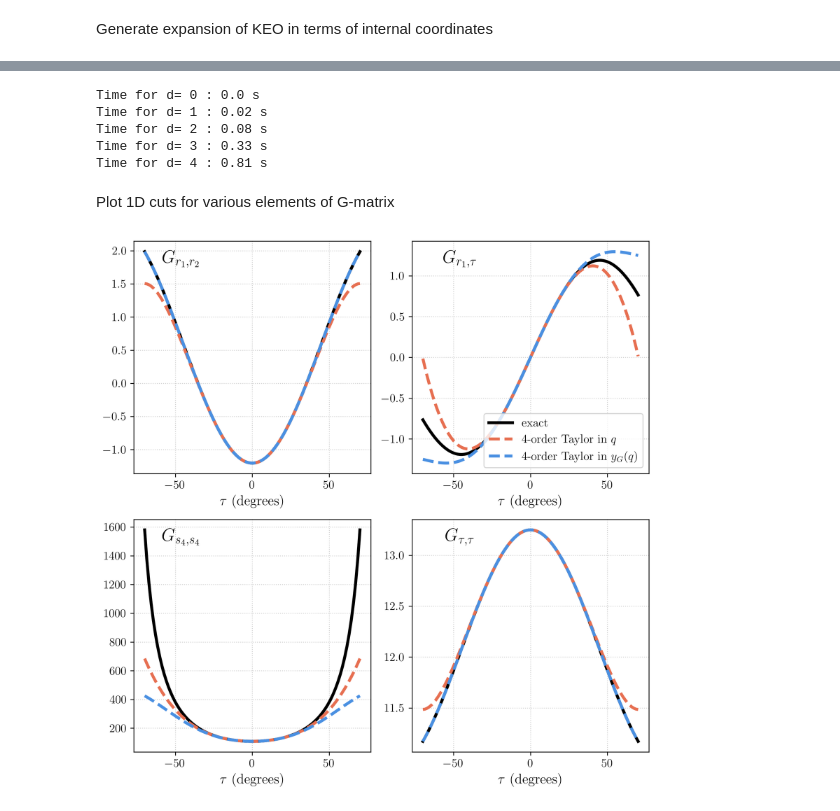
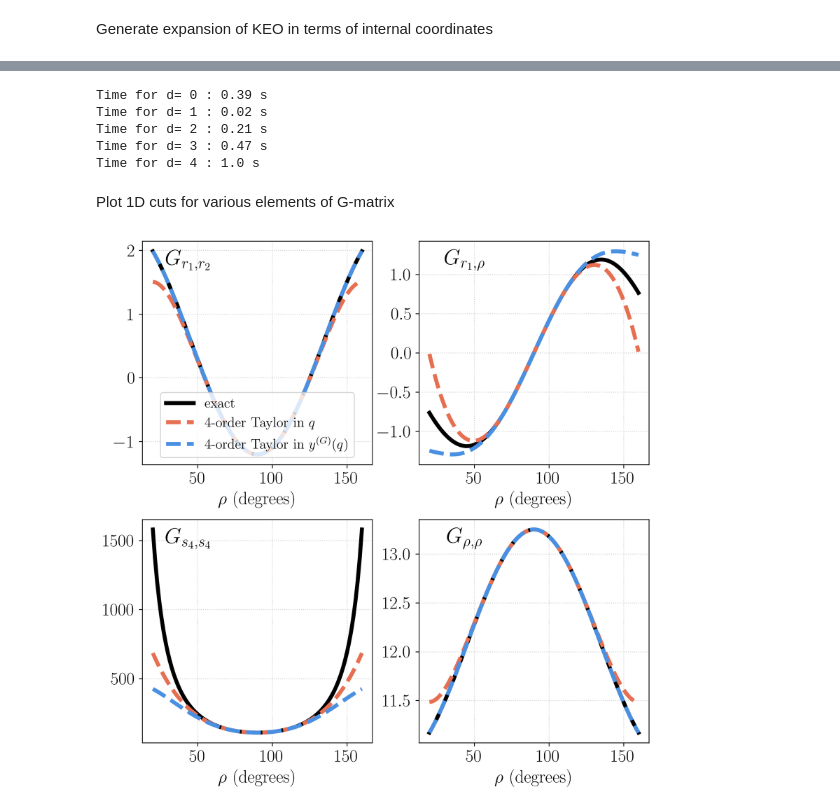
Before and after one commit to robochimps/vibrojet, a Jupyter notebook: examples/nh3_keo_beta.ipynb, the cells around one changed output, grey strips where cells are left out. Saved outputs shown, nothing was run; the diff lists cells and outputs as text; code cells hidden in the pictures.

```diff
--- a/examples/nh3_keo_beta.ipynb
+++ b/examples/nh3_keo_beta.ipynb
@@ -196,8 +200,15 @@ Time for d= 4 : 3.35 s
 # Pseudopotential
 
 pseudo_file = f"nh3_pseudo_beta_coefs_{max_order}.npz"
-pseudo_coefs = deriv_list(
-    lambda x: pseudo(x, masses, internal_to_cartesian), deriv_ind, q0, if_taylor=True
-)
-np.savez(pseudo_file, coefs=pseudo_coefs, ind=deriv_ind, q0=q0)
+if os.path.exists(pseudo_file):
+    print(
+        f"load pseudopotential expansion coefs from file {pseudo_file} (delete file to recompute coefs)"
+    )
+    data = np.load(pseudo_file)
+    pseudo_coefs = data["coefs"]
+else:
+    pseudo_coefs = deriv_list(
+        lambda x: pseudo(x, masses, internal_to_cartesian), deriv_ind, q0, if_taylor=True
+    )
+    np.savez(pseudo_file, coefs=pseudo_coefs, ind=deriv_ind, q0=q0)
 # %% [output]
@@ -227,19 +242,26 @@ Time for d= 4 : 0.87 s
 # Pseudopotential
 
 pseudo_file = f"nh3_pseudo_beta_y_coefs_{max_order}.npz"
-pseudo_y_coefs = deriv_list(
-    lambda y: pseudo(y_to_internal(y), masses, internal_to_cartesian),
-    deriv_ind,
-    y0,
-    if_taylor=True,
-)
-np.savez(pseudo_file, coefs=pseudo_y_coefs, ind=deriv_ind, q0=q0, y0=y0)
+if os.path.exists(pseudo_file):
+    print(
+        f"load pseudopotential expansion coefs from file {pseudo_file} (delete file to recompute coefs)"
+    )
+    data = np.load(pseudo_file)
+    pseudo_y_coefs = data["coefs"]
+else:
+    pseudo_y_coefs = deriv_list(
+        lambda y: pseudo(y_to_internal(y), masses, internal_to_cartesian),
+        deriv_ind,
+        y0,
+        if_taylor=True,
+    )
+    np.savez(pseudo_file, coefs=pseudo_y_coefs, ind=deriv_ind, q0=q0, y0=y0)
 # %% [output]
-Time for d= 0 : 0.0 s
+Time for d= 0 : 0.39 s
 Time for d= 1 : 0.02 s
-Time for d= 2 : 0.08 s
-Time for d= 3 : 0.33 s
-Time for d= 4 : 0.81 s
+Time for d= 2 : 0.21 s
+Time for d= 3 : 0.47 s
+Time for d= 4 : 1.0 s
 # %% [markdown]
 Plot 1D cuts for various elements of G-matrix
 # %%
@@ -255,51 +277,52 @@ q = np.ones((len(tau), 6)) * np.array(q0)[None, :]
 q[:, -1] = tau
 y = jax.vmap(internal_to_y)(q)
 tau_deg = tau * 180 / np.pi
+rho_deg = tau_deg + 90
 
 g_pts = jax.vmap(lambda x: Gmat(x, masses, internal_to_cartesian), in_axes=0)(q)
 g_taylor = gmat_taylor(q, q0, gmat_coefs, deriv_ind)
 g_in_y_taylor = gmat_taylor(y, y0, gmat_y_coefs, deriv_ind)
 
 
-coo_lab = ("r_1", "r_2", "r_3", "s_4", "s_5", "\\tau")
+coo_lab = ("r_1", "r_2", "r_3", "s_4", "s_5", "\\rho")
 fig, axes = plt.subplots(2, 2, figsize=(8, 8), dpi=300)
 
 for ax, (icoo, jcoo) in zip(axes.flat, ((0, 1), (0, 5), (3, 3), (5, 5))):
-    ax.plot(tau_deg, g_pts[:, icoo, jcoo], "-", linewidth=3, color="k", label="exact")
+    ax.plot(rho_deg, g_pts[:, icoo, jcoo], "-", linewidth=4, color="k", label="exact")
     ax.plot(
-        tau_deg,
+        rho_deg,
         g_taylor[:, icoo, jcoo],
         "--",
-        linewidth=3,
+        linewidth=4,
         color="#e76f51",
         label=f"{max_order}-order Taylor in $q$",
     )
     ax.plot(
-        tau_deg,
+        rho_deg,
         g_in_y_taylor[:, icoo, jcoo],
         "--",
-        linewidth=3,
+        linewidth=4,
         color="#4a90e2",
-        label=f"{max_order}-order Taylor in $y_G(q)$",
+        label=f"{max_order}-order Taylor in " + "$y^{(G)}(q)$",
     )
 
     ax.text(
         0.2,
         0.96,
         "$G_{" + f"{coo_lab[icoo]},{coo_lab[jcoo]}" + "}$",
-        fontsize=18,
+        fontsize=22,
         transform=ax.transAxes,
         ha="center",
         va="top",
     )
 
-    ax.set_xlabel("$\\tau$ (degrees)", fontsize=14)
+    ax.set_xlabel("$\\rho$ (degrees)", fontsize=18)
     ax.grid(True, linestyle=":", alpha=0.6)
-    if (icoo, jcoo) == (0, 5):
-        ax.legend(fontsize=12, loc="lower right")
-    ax.tick_params(axis="both", labelsize=12)
+    if (icoo, jcoo) == (0, 1):
+        ax.legend(fontsize=14, loc="lower center")
+    ax.tick_params(axis="both", labelsize=18)
 
 plt.tight_layout()
-# fig.savefig(f"nh3_keo_beta_{max_order}.pdf", format="pdf", bbox_inches="tight")
+fig.savefig(f"_nh3_keo_beta_{max_order}.pdf", format="pdf", bbox_inches="tight")
 # %% [output]
-[figure, old version]
+[figure, new version]
```
Also changed, not shown: parts of 4 cells of this notebook, 10 other files.
